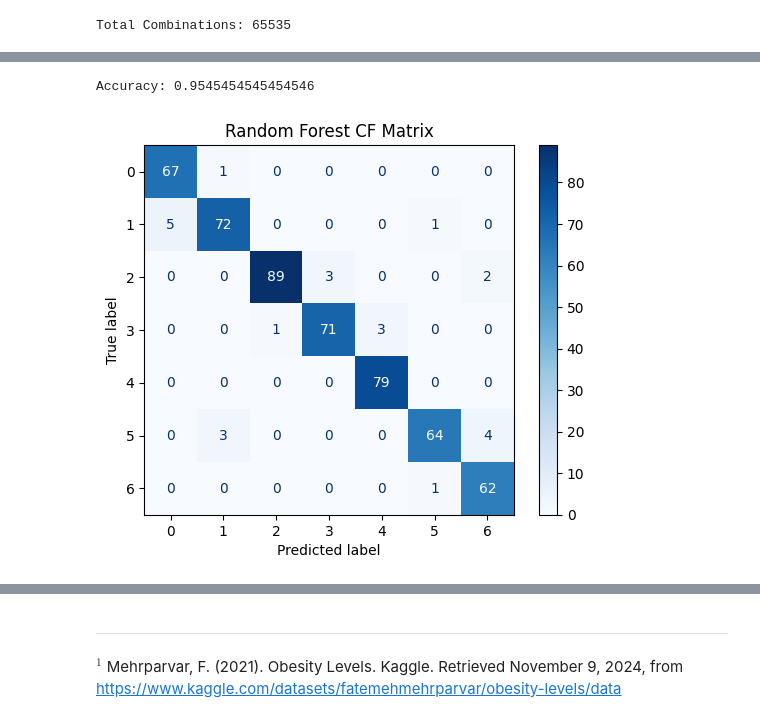
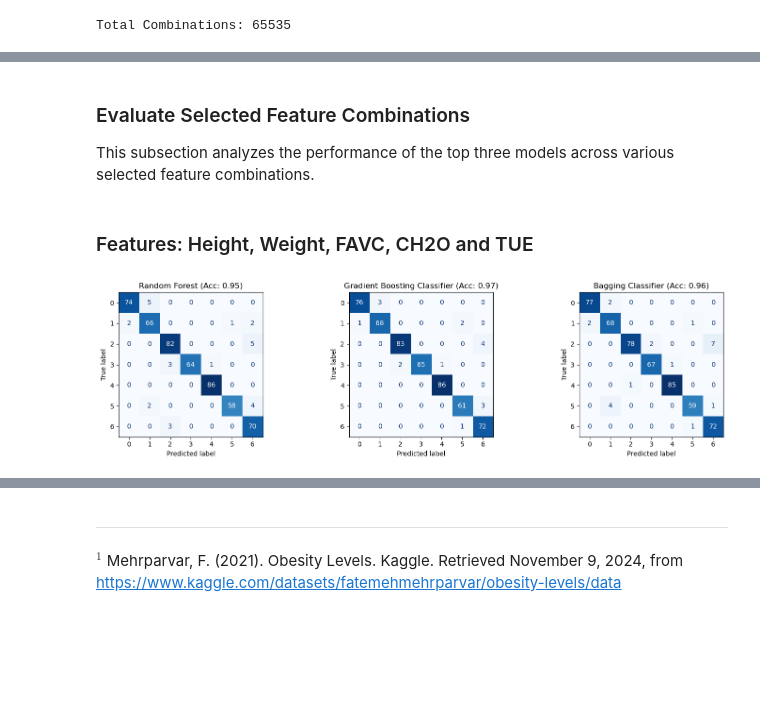
Before and after one commit to isralennon/MSAAI501, a Jupyter notebook: FinalProject/Obesity_Risk_Prediction_Model.ipynb, the cells around one changed output, grey strips where cells are left out. Drawn from its saved outputs; the diff is of its cells as text; code cells hidden in the pictures; blank space fills up the shorter version.

```diff
--- a/FinalProject/Obesity_Risk_Prediction_Model.ipynb
+++ b/FinalProject/Obesity_Risk_Prediction_Model.ipynb
@@ -668,25 +324,3 @@ Accuracy: 0.9564393939393939
-# %%
-# Instantiate and train the Random Forest model with only 5 selected variables
-rf_model = RandomForestClassifier(random_state=RANDOM_SEED)
-selected_columns = ['Height','Weight']
-
-X_train_scale_select = X_train_scale[selected_columns]
-X_test_scale_select = X_test_scale[selected_columns]
-
-rf_model.fit(X_train_scale_select, y_train)
-
-# Make predictions on the test set
-rf_prediction = rf_model.predict(X_test_scale_select)
-
-# Calculate accuracy
-rf_accuracy = accuracy_score(y_test, rf_prediction)
-print(f'Accuracy: {rf_accuracy}')
-
-# Calculate F1 score
-rf_weighted_f1 = f1_score(y_test, rf_prediction, average='weighted')
-
-# call confusion matrix function
-plot_confusion_matrix(y_test, rf_prediction, rf_model.classes_, title='Random Forest CF Matrix')
-# %% [output]
-Accuracy: 0.9545454545454546
-[figure, removed]
+# %% [markdown]
+### Evaluate Selected Feature Combinations
+This subsection analyzes the performance of the top three models across various selected feature combinations.
@@ -692,0 +338,35 @@ Accuracy: 0.9545454545454546
+# %% [markdown]
+### Features: Height, Weight, FAVC, CH2O and TUE
+# %%
+# Grid for confusion matrices
+fig, axes = plt.subplots(rows, cols, figsize=(15, rows * 4)) # size considering number of rows
+axes = axes.flatten()  # Flatten axes array for easy iteration
+
+selected_columns = ['Height','Weight','FAVC','CH2O','TUE']
+X_train_scale_select = X_train_scale[selected_columns]
+X_test_scale_select = X_test_scale[selected_columns]
+
+for i, (model_name, model) in enumerate(models.items()):
+    # Train the model
+    model.fit(X_train_scale_select, y_train)
+    # Predict on the test set
+    y_pred = model.predict(X_test_scale_select)
+    # Calculate accuracy
+    accuracy = accuracy_score(y_test, y_pred)
+
+    # Get confusion matrix
+    cm = confusion_matrix(y_test, y_pred)
+    disp = ConfusionMatrixDisplay(confusion_matrix=cm, display_labels=model.classes_)
+
+    # Plot confusion matrix in the grid
+    disp.plot(cmap='Blues', ax=axes[i], colorbar=False)
+    axes[i].set_title(f'{model_name} (Acc: {accuracy:.2f})')
+
+# Remove any empty subplots
+for j in range(i + 1, len(axes)):
+    fig.delaxes(axes[j])
+
+plt.tight_layout()
+plt.show()
+# %% [output]
+[figure, added]
```
Also changed, not shown: parts of 52 cells of this notebook.
